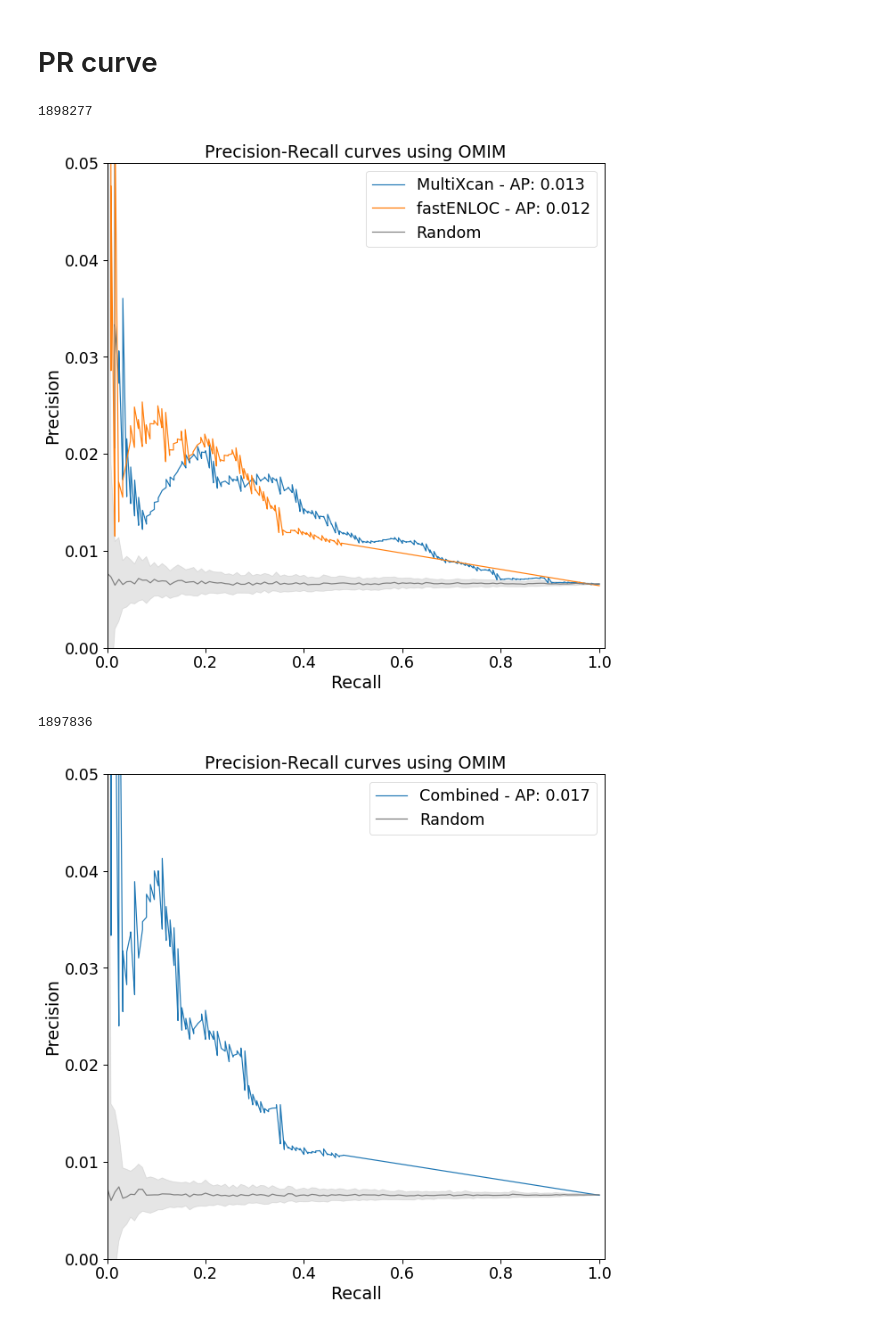
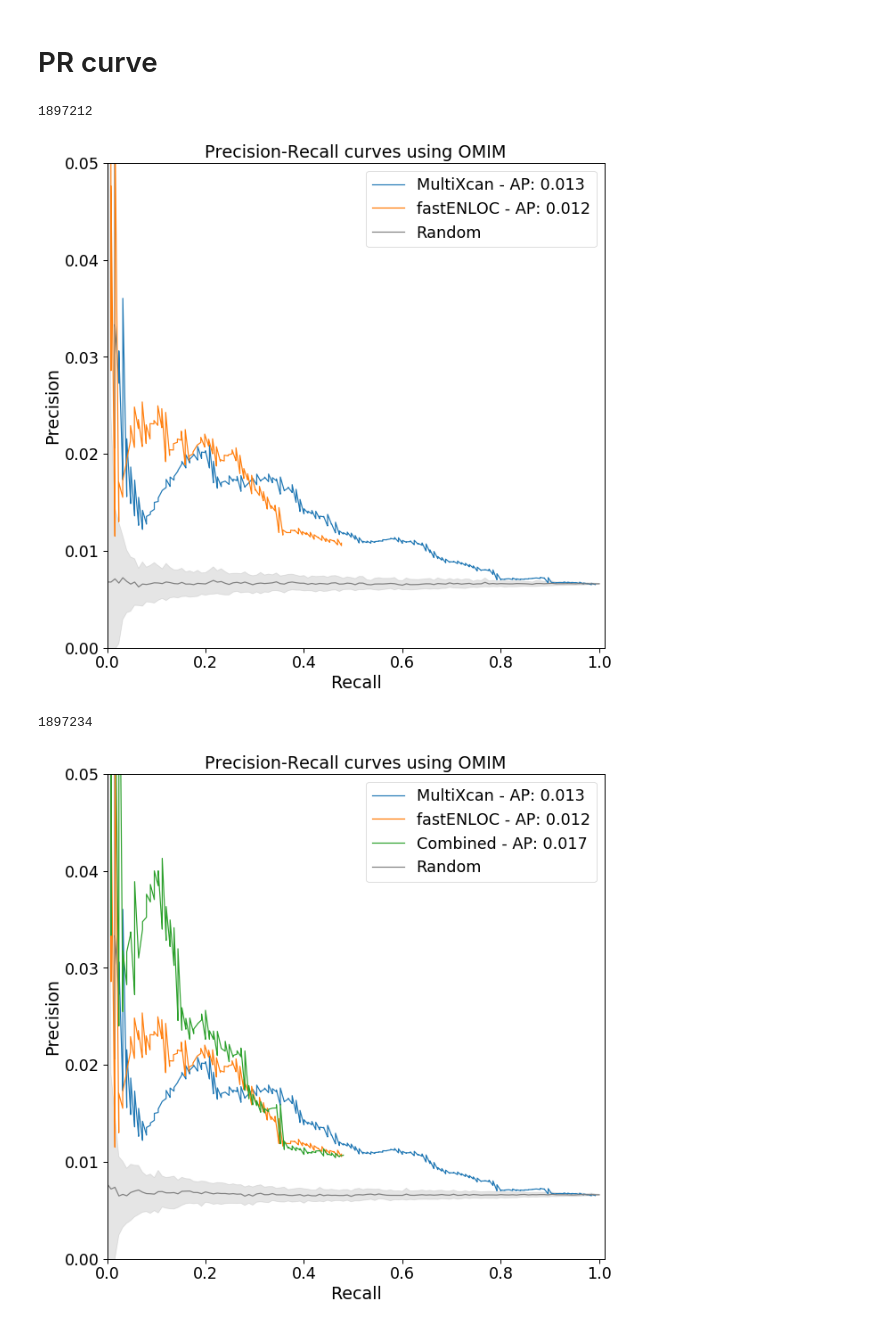
Before and after one commit to hakyimlab/phenomexcan, a Jupyter notebook: scripts/150_validation/omim/05_roc-omim_standard-plots.ipynb, the cells around one changed output. Drawn from its saved outputs; the diff is of its cells as text; code cells hidden in the pictures.

Commit message:
scripts/150_validation: ROC/PR curves for supplementary figure include all three methods.

```diff
--- a/scripts/150_validation/omim/05_roc-omim_standard-plots.ipynb
+++ b/scripts/150_validation/omim/05_roc-omim_standard-plots.ipynb
@@ -149,8 +169,12 @@ def plot_pr_raw_data(recall, precision, label, **kwargs):
     sns.lineplot(x=recall, y=precision, label=label, **kwargs)
 
 
-def plot_pr(data, method_key, fig, ax, estimator=None):
+def plot_pr(data, method_key, fig, ax, estimator=None, remove_non_informative=True):
     precision, recall, thresholds = precision_recall_curve(data['true_class'], data['score'])
+    if remove_non_informative:
+        cond = (recall < 1.0)
+        recall = recall[cond]
+        precision = precision[cond]
 
     ap = average_precision_score(data['true_class'], data['score'])
 
@@ -196,10 +220,10 @@ def plot_pr_for_methods(selected_methods):
 # %%
 plot_pr_for_methods(('multixcan_mashr', 'fastenloc_torus'))
 # %% [output]
-1898277
+1897212
-[figure, old version]
+[figure, new version]
 # %%
-plot_pr_for_methods(('combined',))
+plot_pr_for_methods(('multixcan_mashr', 'fastenloc_torus', 'combined',))
 # %% [output]
-1897836
+1897234
-[figure, old version]
+[figure, new version]
```
Also changed, not shown: parts of 3 cells of this notebook, 2 other files.
